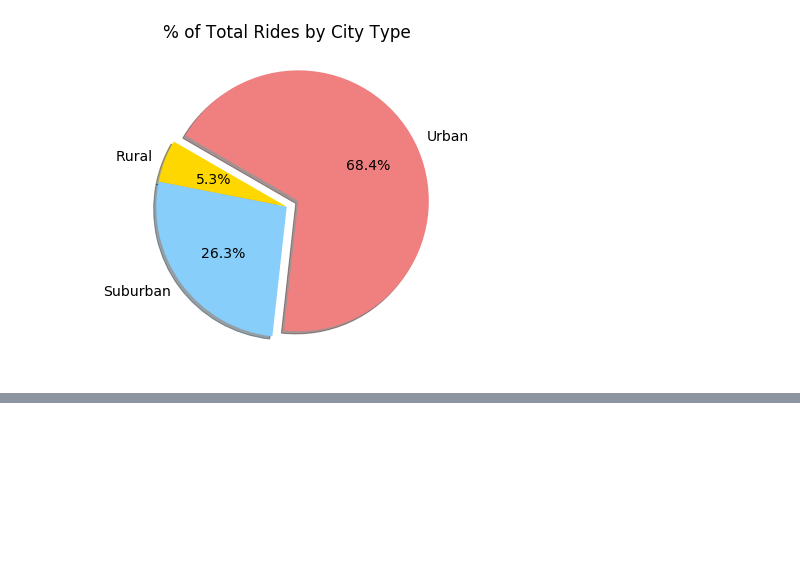
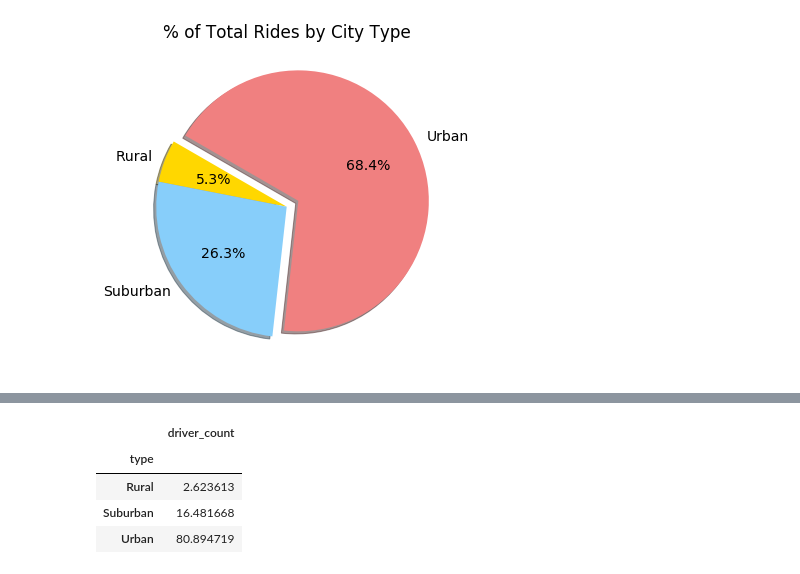
Before and after one commit to jebouchard/PyBer_Analysis, a Jupyter notebook: PyBer.ipynb, the cells around one changed output, grey strips where cells are left out. Cells and saved outputs as stored; diff of their text form; code cells hidden in the pictures; blank space fills up the shorter version.

```diff
--- a/PyBer.ipynb
+++ b/PyBer.ipynb
@@ -764,0 +797,13 @@ plt.show()
+# %%
+# Calculate the percentage of drivers for each city type.
+driver_percents = 100 * city_data_df.groupby (["type"]).sum()
+["driver_count"]
+# / city_data_df["driver_count"].sum()
+driver_percents = driver_percents / city_data_df["driver_count"].sum()
+driver_percents
+# %% [output]
+|  | driver_count |
+| type |  |
+| Rural | 2.623613 |
+| Suburban | 16.481668 |
+| Urban | 80.894719 |
```
Also changed, not shown: parts of 2 cells of this notebook, 1 other file.
